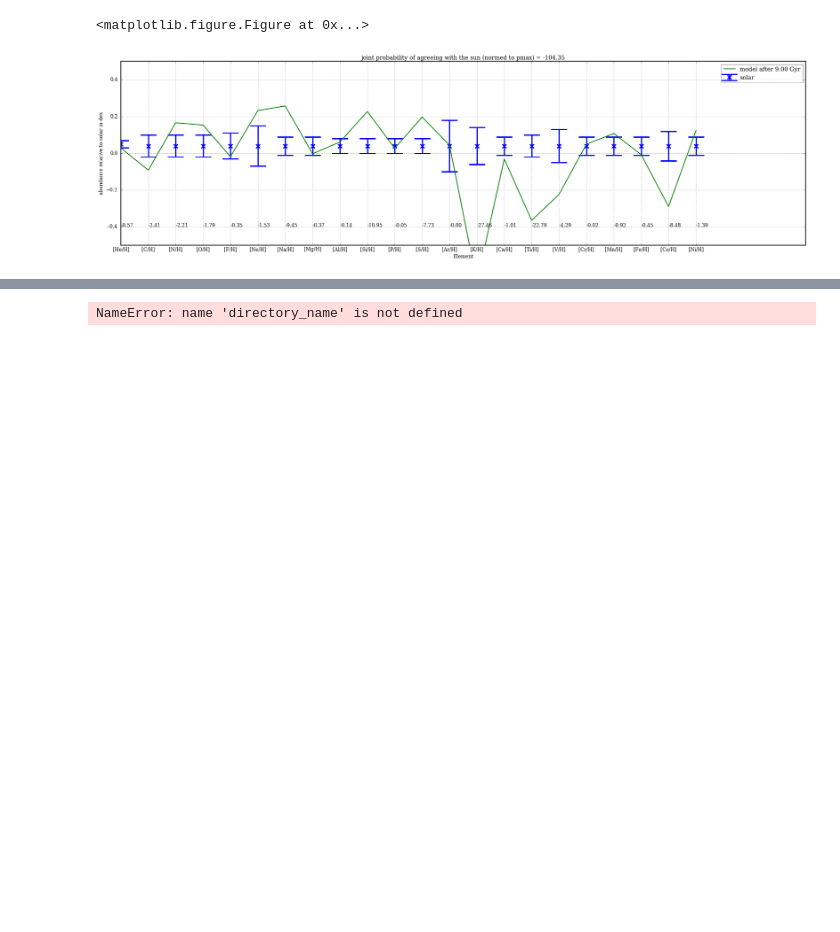
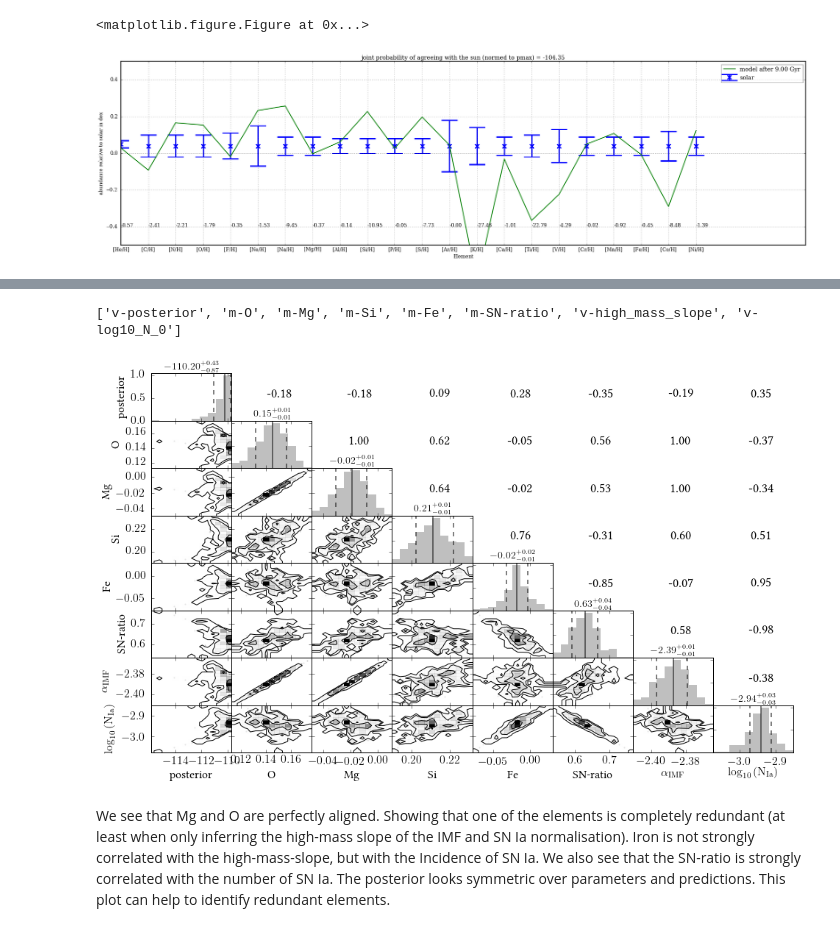
Before and after one commit to jan-rybizki/Chempy, a Jupyter notebook: tutorials/6-Bayesian_inference_with_MCMC.ipynb, the cells around one changed output, grey strips where cells are left out. Drawn from its saved outputs; the diff is of its cells as text; code cells hidden in the pictures; blank space fills up the shorter version.

```diff
--- a/tutorials/6-Bayesian_inference_with_MCMC.ipynb
+++ b/tutorials/6-Bayesian_inference_with_MCMC.ipynb
@@ -54,4 +92,8 @@ a.p0 = np.array([-2.29 ,-2.75])
 # %%
-from plot_mcmc import restructure_chain
+from plot_mcmc import plot_element_correlation
+plot_element_correlation('mcmc/0/')
 # %% [output]
-NameError: name 'directory_name' is not defined
+['v-posterior', 'm-O', 'm-Mg', 'm-Si', 'm-Fe', 'm-SN-ratio', 'v-high_mass_slope', 'v-log10_N_0']
+[figure, added]
+# %% [markdown]
+We see that Mg and O are perfectly aligned. Showing that one of the elements is completely redundant (at least when only inferring the high-mass slope of the IMF and SN Ia normalisation). Iron is not strongly correlated with the high-mass-slope, but with the Incidence of SN Ia. We also see that the SN-ratio is strongly correlated with the number of SN Ia. The posterior looks symmetric over parameters and predictions. This plot can help to identify redundant elements.
```
Also changed, not shown: parts of 7 cells of this notebook, 8 other files.
